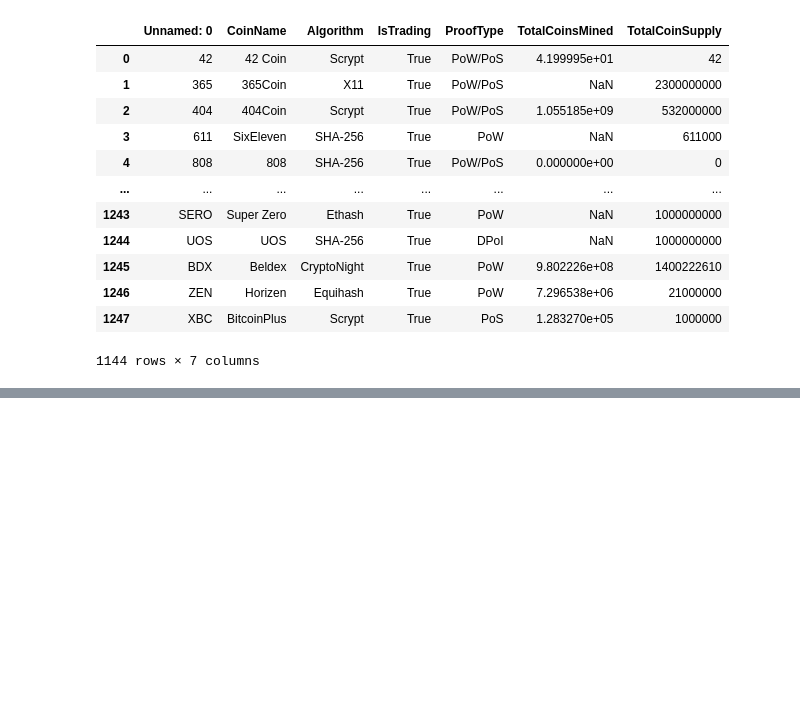
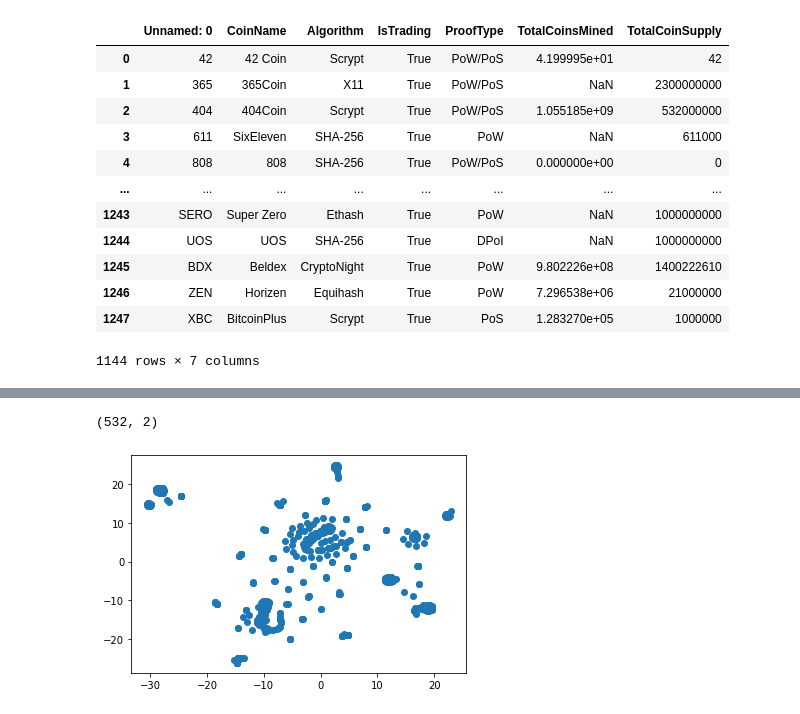
Before and after one commit to DuncanMPlate/crypto_advisory_algorithm, a Jupyter notebook: crypto_is_gambling.ipynb, the cells around one changed output, grey strips where cells are left out. Saved outputs shown, nothing was run; the diff lists cells and outputs as text; code cells hidden in the pictures; blank space fills up the shorter version.

```diff
--- a/crypto_is_gambling.ipynb
+++ b/crypto_is_gambling.ipynb
@@ -75,0 +71,4 @@ processed_df
+# %%
+#converting categorical columns Algorithm and ProofType to numerical so the ML algorithms can process them
+processed_df = pd.get_dummies(traders_only_dropped_values,prefix=['Algorithm', 'ProofType'], columns=['Algorithm' ,'ProofType'])
+processed_df
@@ -75,0 +99,20 @@ processed_df
+# %%
+#Scale, PCA, and TSNE data, since I couldnt get the damn pipeline to work.
+scaler = StandardScaler()
+scaled_features = scaler.fit_transform(processed_df)
+pca = PCA(n_components=0.99)
+pca_features=pca.fit_transform(scaled_features)
+tsne=TSNE(learning_rate=250)
+tsne_features=tsne.fit_transform(pca_features)
+tsne_features.shape
+# %% [output]
+(532, 2)
+# %%
+X = tsne_features[:,0]
+y = tsne_features[:,1]
+#chart the data for some good ole visualization
+plt.scatter(X,y)
+plt.show()
+#This scatterplot looks like some post-modern art. Some clear clustering of the data, even if it looks real goofy
+# %% [output]
+[figure, added]
```
Also changed, not shown: parts of 10 cells of this notebook.
